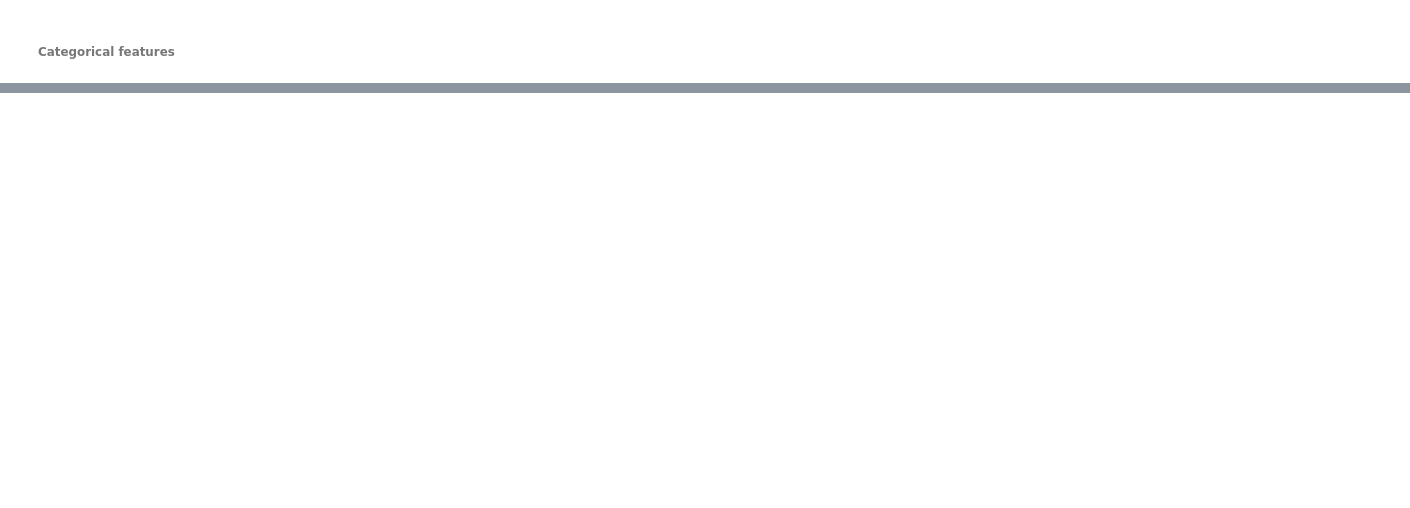
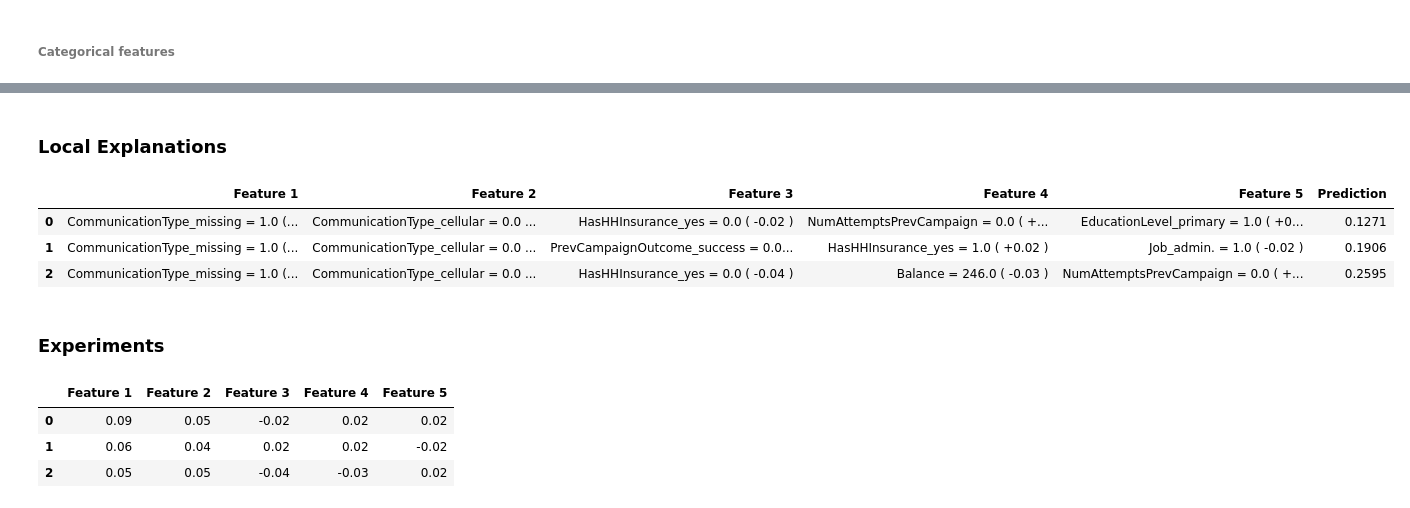
Before and after one commit to sbunzel/why, a Jupyter notebook: notebooks/interpretation.ipynb, the cells around one changed output, grey strips where cells are left out. Saved outputs shown, nothing was run; the diff lists cells and outputs as text; code cells hidden in the pictures; blank space fills up the shorter version.

```diff
--- a/notebooks/interpretation.ipynb
+++ b/notebooks/interpretation.ipynb
@@ -270,0 +230,30 @@ plt.show()
+# %% [markdown]
+### Local Explanations
+# %%
+sample_ids = [0, 1, 2]
+n_feats = 5
+# %%
+top_feat_ids = np.argsort(np.abs(shap_values[0][sample_ids, :]))[:, ::-1][:, :n_feats]
+sample_p1s = np.round(rf.predict_proba(X_valid.iloc[sample_ids, :])[:, 1], 4)
+sample_shaps = np.array(
+    [ar[feats] for ar, feats in zip(shap_values[0][sample_ids], top_feat_ids)]
+)
+
+sample_feature_values = np.array(
+    [
+        [
+            f"{c} = {v} ( {s:+.2f} )"
+            for (c, v), s in zip(X_valid.iloc[sample, feats].iteritems(), shaps,)
+        ]
+        for sample, feats, shaps in zip(sample_ids, top_feat_ids, sample_shaps)
+    ]
+)
+# %%
+pd.DataFrame(sample_feature_values, columns=[f"Feature {i+1}" for i in range(n_feats)]).assign(Prediction=sample_p1s)
+# %% [output]
+|  | Feature 1 | Feature 2 | Feature 3 | Feature 4 | Feature 5 | Prediction |
+| 0 | CommunicationType_missing = 1.0 (... | CommunicationType_cellular = 0.0 ... | HasHHInsurance_yes = 0.0 ( -0.02 ) | NumAttemptsPrevCampaign = 0.0 ( +... | EducationLevel_primary = 1.0 ( +0... | 0.1271 |
+| 1 | CommunicationType_missing = 1.0 (... | CommunicationType_cellular = 0.0 ... | PrevCampaignOutcome_success = 0.0... | HasHHInsurance_yes = 1.0 ( +0.02 ) | Job_admin. = 1.0 ( -0.02 ) | 0.1906 |
+| 2 | CommunicationType_missing = 1.0 (... | CommunicationType_cellular = 0.0 ... | HasHHInsurance_yes = 0.0 ( -0.04 ) | Balance = 246.0 ( -0.03 ) | NumAttemptsPrevCampaign = 0.0 ( +... | 0.2595 |
+# %% [markdown]
+### Experiments
@@ -270,0 +283,7 @@ plt.show()
+# %%
+df.style.bar(axis=None, align="mid", color=["#d65f5f", "#5fba7d"], width=100)
+# %% [output]
+|  | Feature 1 | Feature 2 | Feature 3 | Feature 4 | Feature 5 |
+| 0 | 0.09 | 0.05 | -0.02 | 0.02 | 0.02 |
+| 1 | 0.06 | 0.04 | 0.02 | 0.02 | -0.02 |
+| 2 | 0.05 | 0.05 | -0.04 | -0.03 | 0.02 |
```
Also changed, not shown: parts of 25 cells of this notebook.
